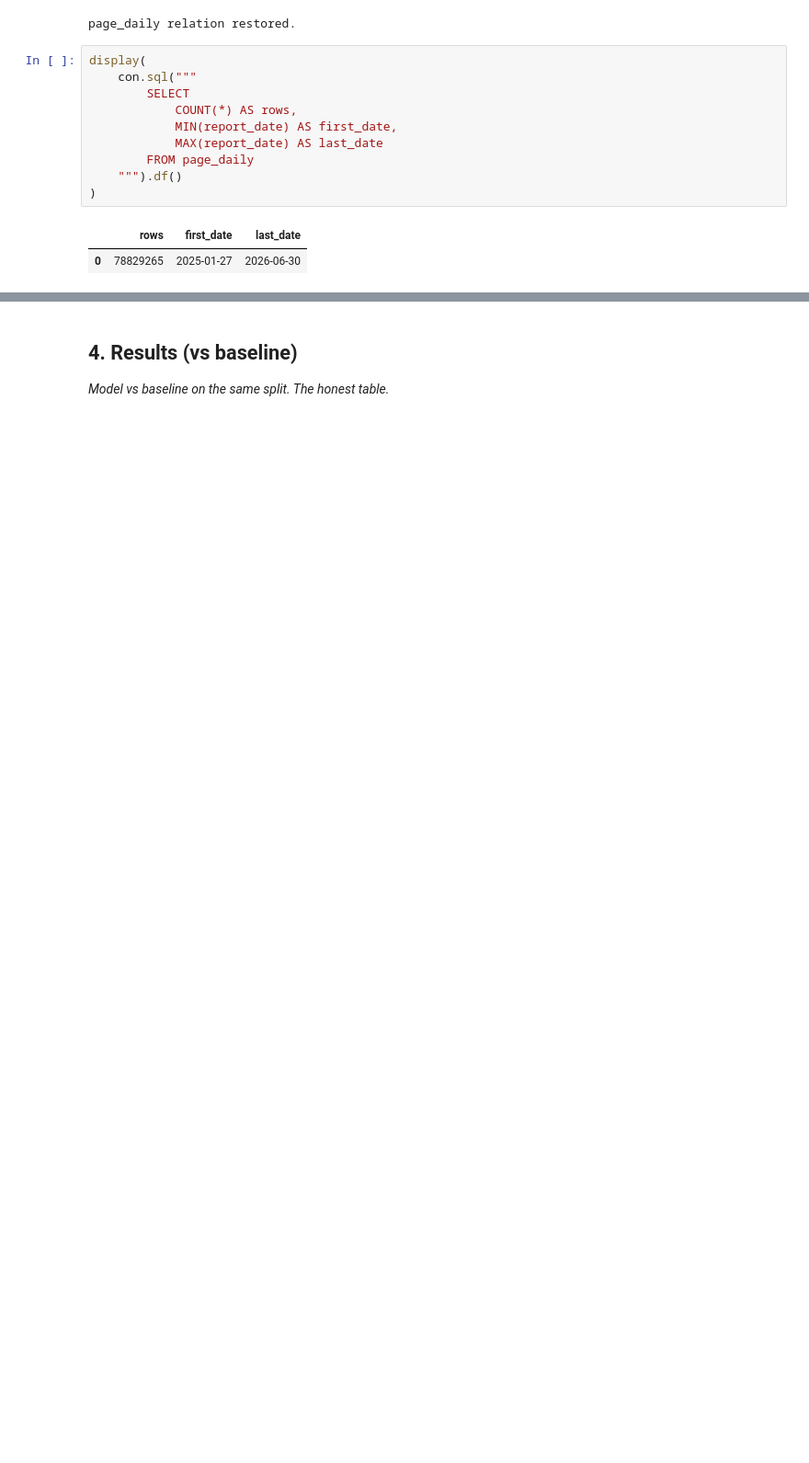
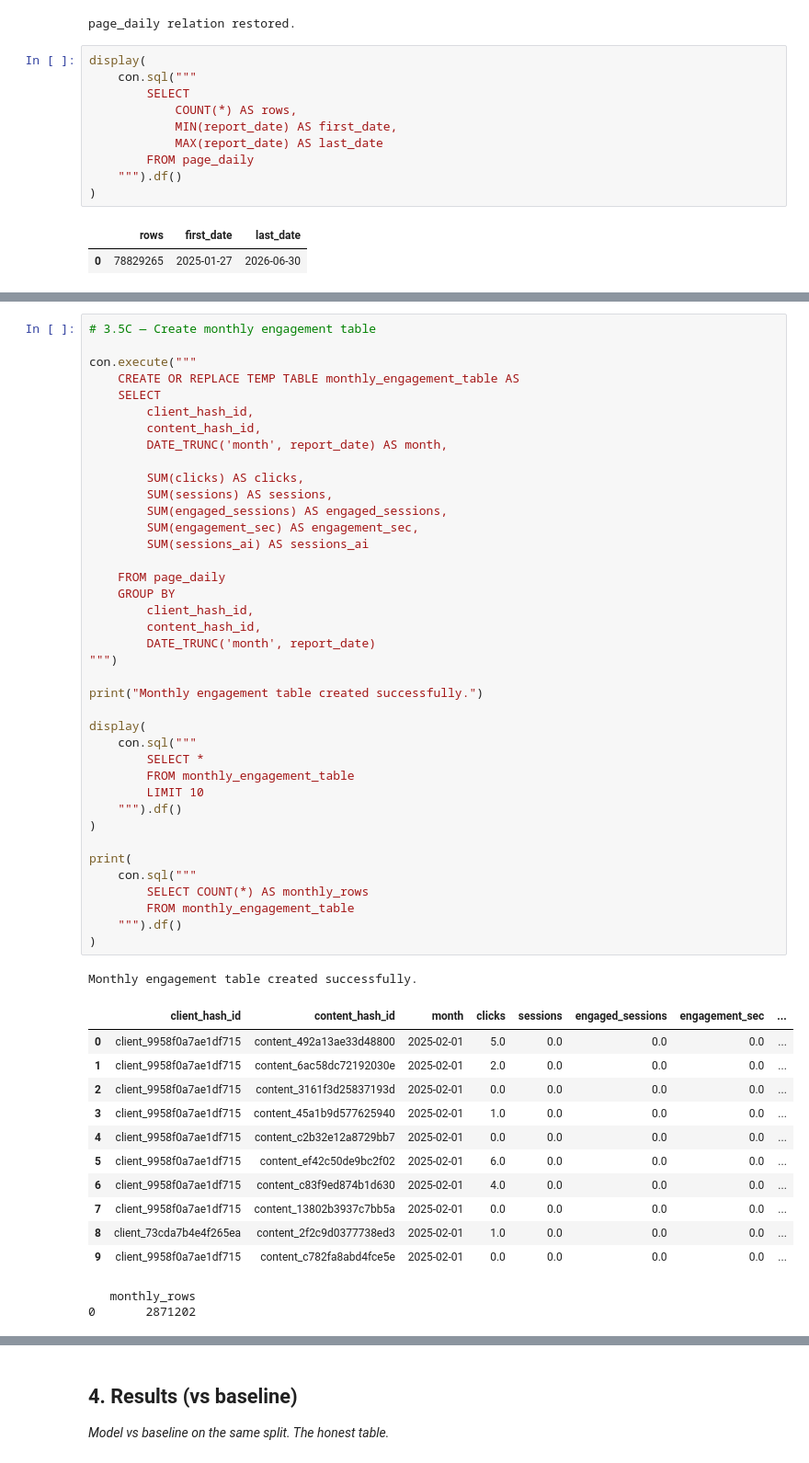
Before and after one commit to aniqaatiq842-commits/Flyrank-ML-INTERNSHIP, a Jupyter notebook: work/notebooks/capstone.ipynb, the cells around one changed output, grey strips where cells are left out. Shown at 92% size. Saved outputs shown, nothing was run; the diff lists cells and outputs as text; blank space fills up the shorter version.

```diff
--- a/work/notebooks/capstone.ipynb
+++ b/work/notebooks/capstone.ipynb
@@ -968,0 +1216,54 @@ print("Monthly page table materialized successfully.")
+# %%
+# 3.5C — Create monthly engagement table
+
+con.execute("""
+    CREATE OR REPLACE TEMP TABLE monthly_engagement_table AS
+    SELECT
+        client_hash_id,
+        content_hash_id,
+        DATE_TRUNC('month', report_date) AS month,
+
+        SUM(clicks) AS clicks,
+        SUM(sessions) AS sessions,
+        SUM(engaged_sessions) AS engaged_sessions,
+        SUM(engagement_sec) AS engagement_sec,
+        SUM(sessions_ai) AS sessions_ai
+
+    FROM page_daily
+    GROUP BY
+        client_hash_id,
+        content_hash_id,
+        DATE_TRUNC('month', report_date)
+""")
+
+print("Monthly engagement table created successfully.")
+
+display(
+    con.sql("""
+        SELECT *
+        FROM monthly_engagement_table
+        LIMIT 10
+    """).df()
+)
+
+print(
+    con.sql("""
+        SELECT COUNT(*) AS monthly_rows
+        FROM monthly_engagement_table
+    """).df()
+)
+# %% [output]
+Monthly engagement table created successfully.
+|  | client_hash_id | content_hash_id | month | clicks | sessions | engaged_sessions | engagement_sec | ... |
+| 0 | client_9958f0a7ae1df715 | content_492a13ae33d48800 | 2025-02-01 | 5.0 | 0.0 | 0.0 | 0.0 | ... |
+| 1 | client_9958f0a7ae1df715 | content_6ac58dc72192030e | 2025-02-01 | 2.0 | 0.0 | 0.0 | 0.0 | ... |
+| 2 | client_9958f0a7ae1df715 | content_3161f3d25837193d | 2025-02-01 | 0.0 | 0.0 | 0.0 | 0.0 | ... |
+| 3 | client_9958f0a7ae1df715 | content_45a1b9d577625940 | 2025-02-01 | 1.0 | 0.0 | 0.0 | 0.0 | ... |
+| 4 | client_9958f0a7ae1df715 | content_c2b32e12a8729bb7 | 2025-02-01 | 0.0 | 0.0 | 0.0 | 0.0 | ... |
+| 5 | client_9958f0a7ae1df715 | content_ef42c50de9bc2f02 | 2025-02-01 | 6.0 | 0.0 | 0.0 | 0.0 | ... |
+| 6 | client_9958f0a7ae1df715 | content_c83f9ed874b1d630 | 2025-02-01 | 4.0 | 0.0 | 0.0 | 0.0 | ... |
+| 7 | client_9958f0a7ae1df715 | content_13802b3937c7bb5a | 2025-02-01 | 0.0 | 0.0 | 0.0 | 0.0 | ... |
+| 8 | client_73cda7b4e4f265ea | content_2f2c9d0377738ed3 | 2025-02-01 | 1.0 | 0.0 | 0.0 | 0.0 | ... |
+| 9 | client_9958f0a7ae1df715 | content_c782fa8abd4fce5e | 2025-02-01 | 0.0 | 0.0 | 0.0 | 0.0 | ... |
+   monthly_rows
+0       2871202
```
Also changed, not shown: parts of 49 cells of this notebook.
